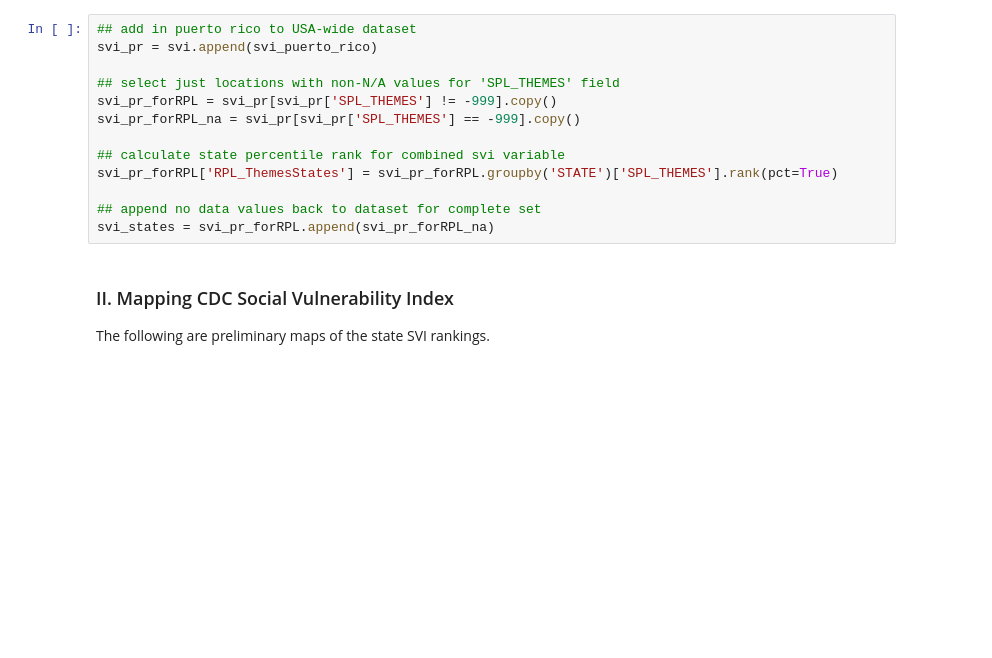
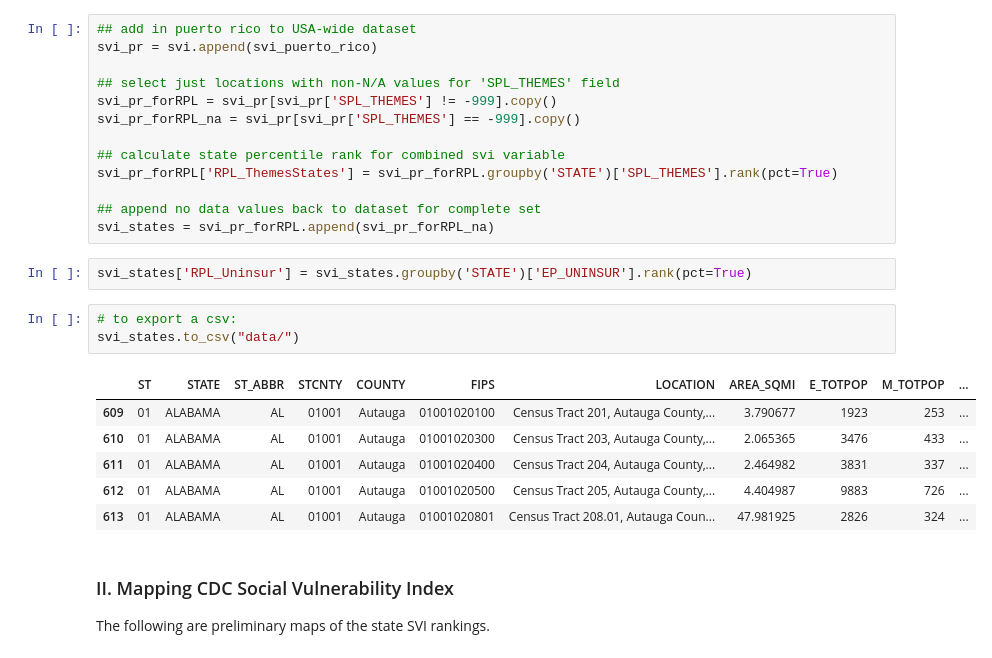
Before and after one commit to CenterForSpatialResearch/community_health_workers, a Jupyter notebook: 00_social_vulnerability_index_eda.ipynb, the cells around one changed output. Saved outputs shown, nothing was run; the diff lists cells and outputs as text; blank space fills up the shorter version.

```diff
--- a/00_social_vulnerability_index_eda.ipynb
+++ b/00_social_vulnerability_index_eda.ipynb
@@ -60,6 +59,18 @@ svi_pr_forRPL['RPL_ThemesStates'] = svi_pr_forRPL.groupby('STATE')['SPL_THEMES']
 
 ## append no data values back to dataset for complete set
 svi_states = svi_pr_forRPL.append(svi_pr_forRPL_na)
+# %%
+svi_states['RPL_Uninsur'] = svi_states.groupby('STATE')['EP_UNINSUR'].rank(pct=True)
+# %%
+# to export a csv:
+svi_states.to_csv("data/")
+# %% [output]
+|  | ST | STATE | ST_ABBR | STCNTY | COUNTY | FIPS | LOCATION | AREA_SQMI | E_TOTPOP | M_TOTPOP | ... |
+| 609 | 01 | ALABAMA | AL | 01001 | Autauga | 01001020100 | Census Tract 201, Autauga County,... | 3.790677 | 1923 | 253 | ... |
+| 610 | 01 | ALABAMA | AL | 01001 | Autauga | 01001020300 | Census Tract 203, Autauga County,... | 2.065365 | 3476 | 433 | ... |
+| 611 | 01 | ALABAMA | AL | 01001 | Autauga | 01001020400 | Census Tract 204, Autauga County,... | 2.464982 | 3831 | 337 | ... |
+| 612 | 01 | ALABAMA | AL | 01001 | Autauga | 01001020500 | Census Tract 205, Autauga County,... | 4.404987 | 9883 | 726 | ... |
+| 613 | 01 | ALABAMA | AL | 01001 | Autauga | 01001020801 | Census Tract 208.01, Autauga Coun... | 47.981925 | 2826 | 324 | ... |
 # %% [markdown]
 ### II. Mapping CDC Social Vulnerability Index
 
```
Also changed, not shown: parts of 2 cells of this notebook, 2 other files.
